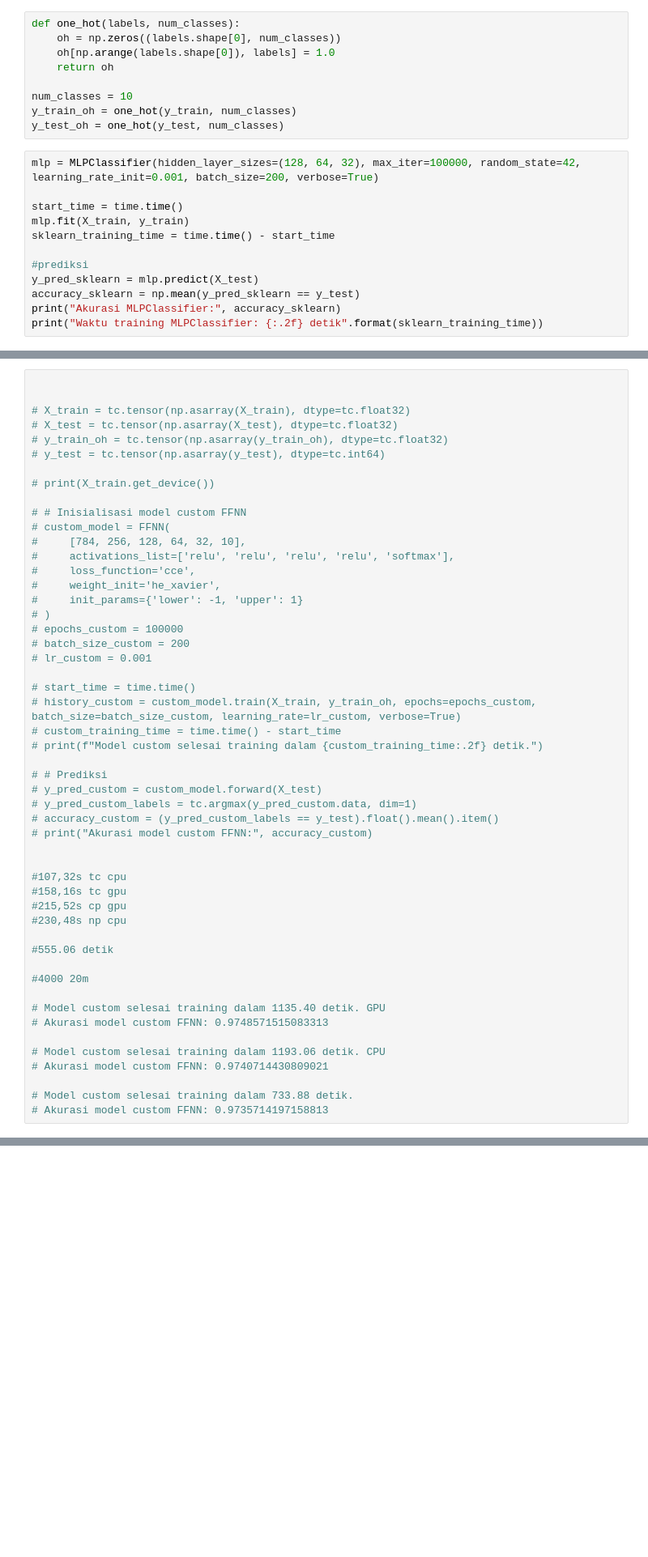
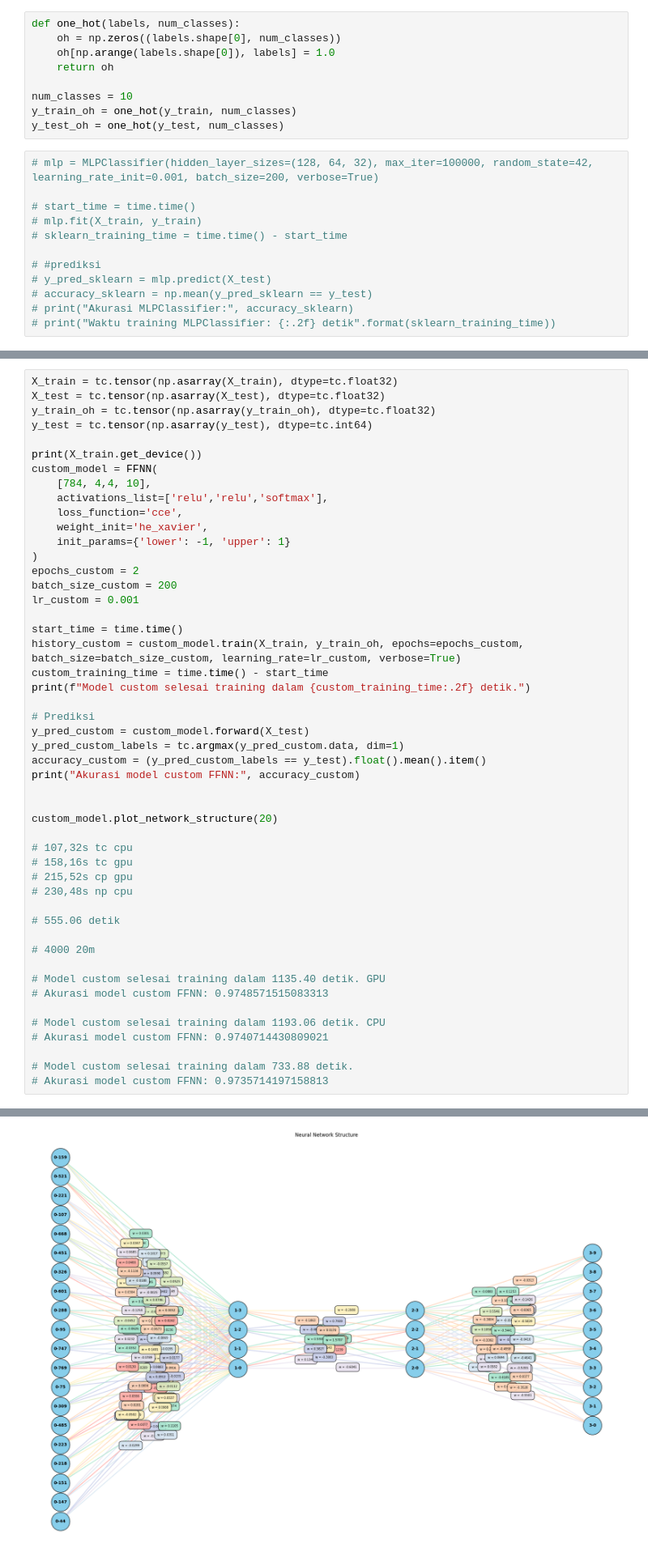
Before and after one commit to mybajwk/ML-49, a Jupyter notebook: src/main.ipynb, the cells around one changed output, grey strips where cells are left out. Shown at 81% size. Drawn from its saved outputs; the diff is of its cells as text; blank space fills up the shorter version.

Commit message:
feat: Add Neural Representation Plot

```diff
--- a/src/main.ipynb
+++ b/src/main.ipynb
@@ -63,14 +70,14 @@ num_classes = 10
 y_train_oh = one_hot(y_train, num_classes)
 y_test_oh = one_hot(y_test, num_classes)
 # %%
-mlp = MLPClassifier(hidden_layer_sizes=(128, 64, 32), max_iter=100000, random_state=42, learning_rate_init=0.001, batch_size=200, verbose=True)
+# mlp = MLPClassifier(hidden_layer_sizes=(128, 64, 32), max_iter=100000, random_state=42, learning_rate_init=0.001, batch_size=200, verbose=True)
 
-start_time = time.time()
-mlp.fit(X_train, y_train)
-sklearn_training_time = time.time() - start_time
+# start_time = time.time()
+# mlp.fit(X_train, y_train)
+# sklearn_training_time = time.time() - start_time
 
-#prediksi
-y_pred_sklearn = mlp.predict(X_test)
-accuracy_sklearn = np.mean(y_pred_sklearn == y_test)
-print("Akurasi MLPClassifier:", accuracy_sklearn)
-print("Waktu training MLPClassifier: {:.2f} detik".format(sklearn_training_time))
+# #prediksi
+# y_pred_sklearn = mlp.predict(X_test)
+# accuracy_sklearn = np.mean(y_pred_sklearn == y_test)
+# print("Akurasi MLPClassifier:", accuracy_sklearn)
+# print("Waktu training MLPClassifier: {:.2f} detik".format(sklearn_training_time))
@@ -209,45 +181,43 @@ Fold 5/5
 # %%
+X_train = tc.tensor(np.asarray(X_train), dtype=tc.float32)
+X_test = tc.tensor(np.asarray(X_test), dtype=tc.float32)
+y_train_oh = tc.tensor(np.asarray(y_train_oh), dtype=tc.float32)
+y_test = tc.tensor(np.asarray(y_test), dtype=tc.int64)
+
+print(X_train.get_device())
+custom_model = FFNN(
+    [784, 4,4, 10],
+    activations_list=['relu','relu','softmax'],
+    loss_function='cce',
+    weight_init='he_xavier',
+    init_params={'lower': -1, 'upper': 1}
+)
+epochs_custom = 2
+batch_size_custom = 200
+lr_custom = 0.001
+
+start_time = time.time()
+history_custom = custom_model.train(X_train, y_train_oh, epochs=epochs_custom, batch_size=batch_size_custom, learning_rate=lr_custom, verbose=True)
+custom_training_time = time.time() - start_time
+print(f"Model custom selesai training dalam {custom_training_time:.2f} detik.")
+
+# Prediksi
+y_pred_custom = custom_model.forward(X_test)
+y_pred_custom_labels = tc.argmax(y_pred_custom.data, dim=1)
+accuracy_custom = (y_pred_custom_labels == y_test).float().mean().item()
+print("Akurasi model custom FFNN:", accuracy_custom)
 
 
-# X_train = tc.tensor(np.asarray(X_train), dtype=tc.float32)
-# X_test = tc.tensor(np.asarray(X_test), dtype=tc.float32)
-# y_train_oh = tc.tensor(np.asarray(y_train_oh), dtype=tc.float32)
-# y_test = tc.tensor(np.asarray(y_test), dtype=tc.int64)
+custom_model.plot_network_structure(20)
 
-# print(X_train.get_device())
+# 107,32s tc cpu
+# 158,16s tc gpu
+# 215,52s cp gpu
+# 230,48s np cpu
 
-# # Inisialisasi model custom FFNN
-# custom_model = FFNN(
-#     [784, 256, 128, 64, 32, 10],
-#     activations_list=['relu', 'relu', 'relu', 'relu', 'softmax'],
-#     loss_function='cce',
-#     weight_init='he_xavier',
-#     init_params={'lower': -1, 'upper': 1}
-# )
-# epochs_custom = 100000
-# batch_size_custom = 200
-# lr_custom = 0.001
+# 555.06 detik
 
-# start_time = time.time()
-# history_custom = custom_model.train(X_train, y_train_oh, epochs=epochs_custom, batch_size=batch_size_custom, learning_rate=lr_custom, verbose=True)
-# custom_training_time = time.time() - start_time
-# print(f"Model custom selesai training dalam {custom_training_time:.2f} detik.")
-
-# # Prediksi
-# y_pred_custom = custom_model.forward(X_test)
-# y_pred_custom_labels = tc.argmax(y_pred_custom.data, dim=1)
-# accuracy_custom = (y_pred_custom_labels == y_test).float().mean().item()
-# print("Akurasi model custom FFNN:", accuracy_custom)
-
-
-#107,32s tc cpu
-#158,16s tc gpu
-#215,52s cp gpu
-#230,48s np cpu
-
-#555.06 detik
-
-#4000 20m
+# 4000 20m
 
 # Model custom selesai training dalam 1135.40 detik. GPU
 # Akurasi model custom FFNN: 0.9748571515083313
@@ -257,3 +227,4 @@ Fold 5/5
 
 # Model custom selesai training dalam 733.88 detik.
 # Akurasi model custom FFNN: 0.9735714197158813
+# %% [output]
@@ -259,0 +236 @@ Fold 5/5
+[figure, added]
```
Also changed, not shown: parts of 5 cells of this notebook, 2 other files.
